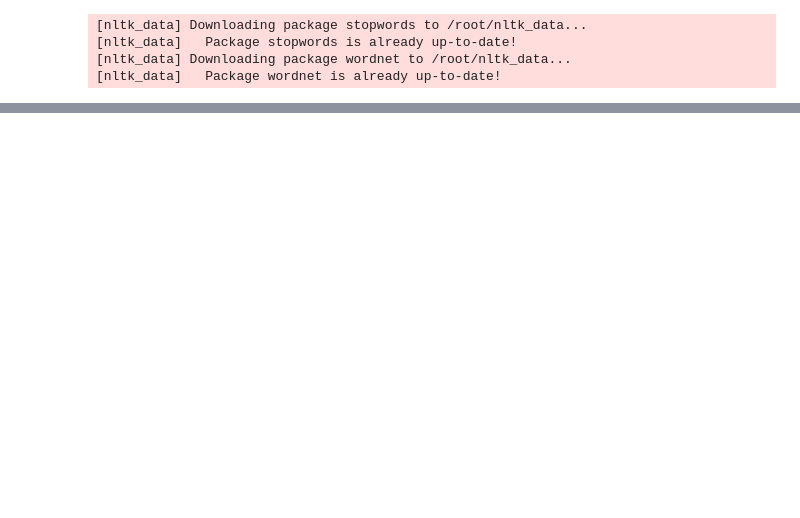
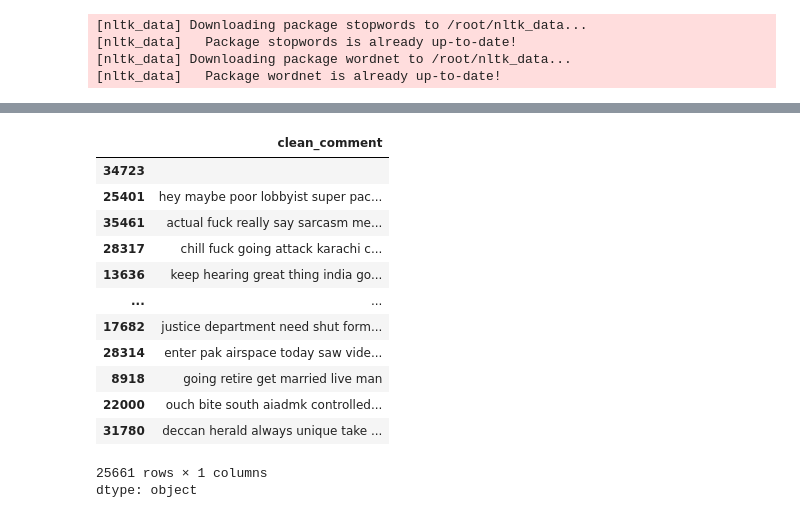
Before and after one commit to MitVinay/youtube_chrome, a Jupyter notebook: notebooks/experiment_tracking/Exp1_Feature_eng.ipynb, the cells around one changed output, grey strips where cells are left out. Cells and saved outputs as stored; diff of their text form; code cells hidden in the pictures; blank space fills up the shorter version.

```diff
--- a/notebooks/experiment_tracking/Exp1_Feature_eng.ipynb
+++ b/notebooks/experiment_tracking/Exp1_Feature_eng.ipynb
@@ -148,0 +156,36 @@ X_train, X_test, y_train, y_test = train_test_split(X, y, random_state=42, test_
+# %%
+
+df = pd.read_csv('https://raw.githubusercontent.com/Himanshu-1703/reddit-sentiment-analysis/refs/heads/main/data/reddit.csv')
+X_train, X_test, y_train, y_test = train_test_split(df['clean_comment'], df['category'], test_size=0.3, random_state=42, stratify=df['category'])
+
+
+
+# Concatenate DataFrames side by side
+result = pd.concat([X_train, y_train], axis=1)
+result1 = preprocess_unigram(result)
+
+# Data for training
+X_train_uni = result1['clean_comment']
+y_train_uni = result1['category']
+
+result_test = pd.concat([X_test, y_test], axis=1)
+result_test1 = preprocess_unigram(result_test)
+
+# Data for testing
+X_test_uni = result_test1['clean_comment']
+y_test_uni = result_test1['category']
+
+
+result = pd.concat([X_train, y_train], axis=1)
+result1 = preprocess_multigram(result)
+
+# Data for training
+X_train_multi = result1['clean_comment']
+y_train_multi = result1['category']
+
+result_test = pd.concat([X_test, y_test], axis=1)
+result_test1 = preprocess_multigram(result_test)
+
+# Data for testing
+X_test_multi = result_test1['clean_comment']
+y_test_multi = result_test1['category']
@@ -149 +210,18 @@ X_train, X_test, y_train, y_test = train_test_split(X, y, random_state=42, test_
+# %%
+X_train_uni.iloc[1:]
+# %% [output]
+|  | clean_comment |
+| 34723 |  |
+| 25401 | hey maybe poor lobbyist super pac... |
+| 35461 | actual fuck really say sarcasm me... |
+| 28317 | chill fuck going attack karachi c... |
+| 13636 | keep hearing great thing india go... |
+| ... | ... |
+| 17682 | justice department need shut form... |
+| 28314 | enter pak airspace today saw vide... |
+| 8918 | going retire get married live man |
+| 22000 | ouch bite south aiadmk controlled... |
+| 31780 | deccan herald always unique take ... |
+25661 rows × 1 columns
+dtype: object
 # %%
```
Also changed, not shown: parts of 8 cells of this notebook.
